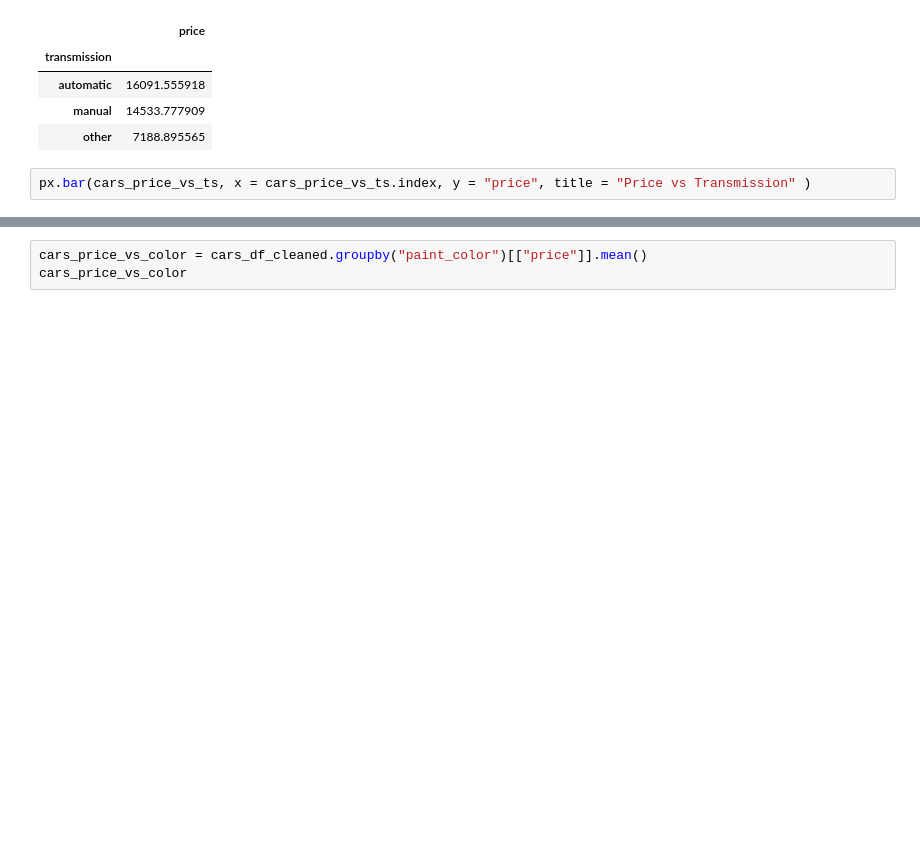
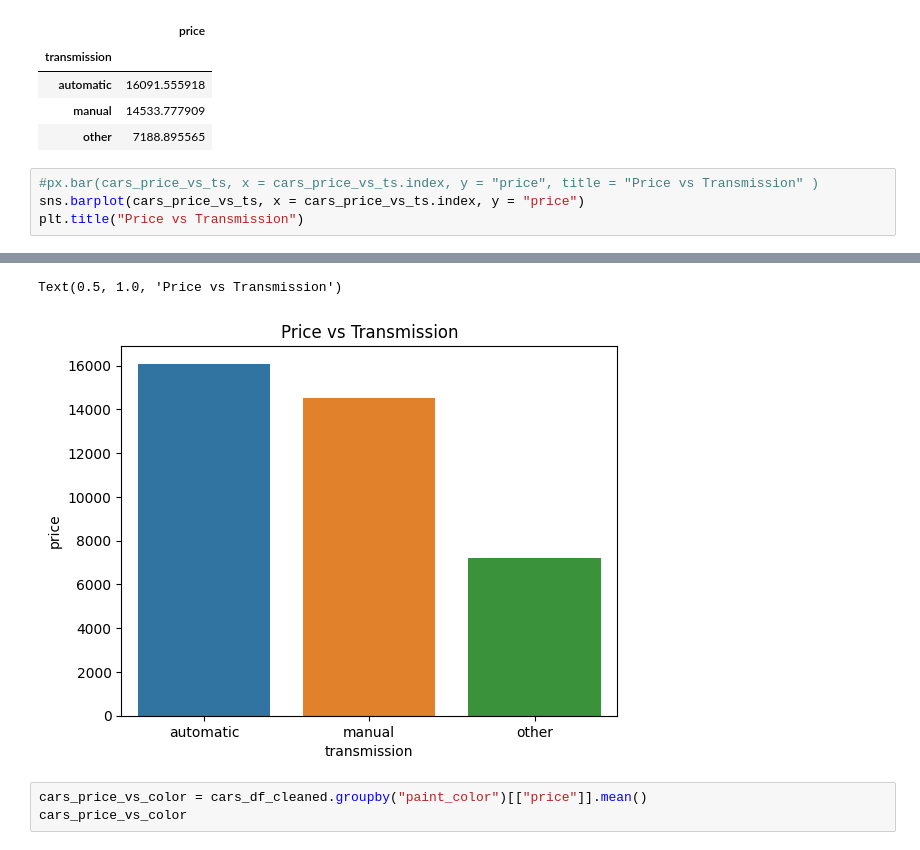
Before and after one commit to RezaP117/practicalapp2, a Jupyter notebook: prompt_II.ipynb, the cells around one changed output, grey strips where cells are left out. Saved outputs shown, nothing was run; the diff lists cells and outputs as text; blank space fills up the shorter version.

```diff
--- a/prompt_II.ipynb
+++ b/prompt_II.ipynb
@@ -239,5 +257,7 @@ cars_price_vs_ts
 | manual | 14533.777909 |
 | other | 7188.895565 |
 # %%
-px.bar(cars_price_vs_ts, x = cars_price_vs_ts.index, y = "price", title = "Price vs Transmission" )
+#px.bar(cars_price_vs_ts, x = cars_price_vs_ts.index, y = "price", title = "Price vs Transmission" )
+sns.barplot(cars_price_vs_ts, x = cars_price_vs_ts.index, y = "price")
+plt.title("Price vs Transmission")
 # %% [output]
@@ -245,3 +264,5 @@ px.bar(cars_price_vs_ts, x = cars_price_vs_ts.index, y = "price", title = "Price
+Text(0.5, 1.0, 'Price vs Transmission')
+[figure, added]
 # %%
 cars_price_vs_color = cars_df_cleaned.groupby("paint_color")[["price"]].mean()
 cars_price_vs_color
```
Also changed, not shown: parts of 11 cells of this notebook.
